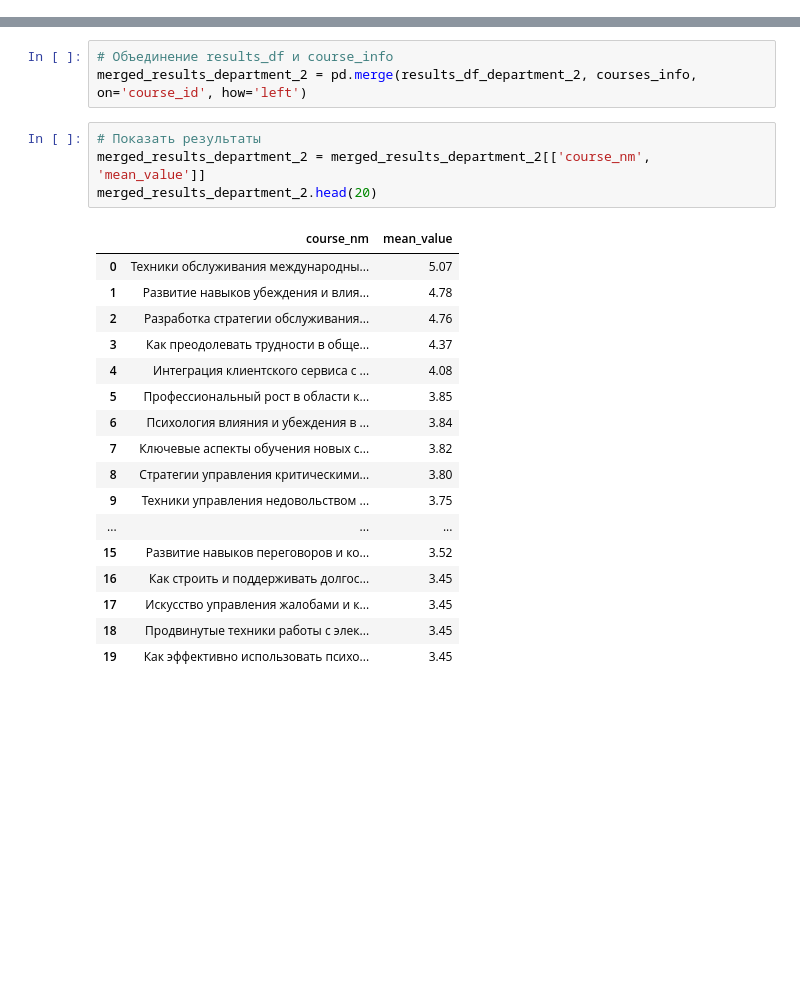
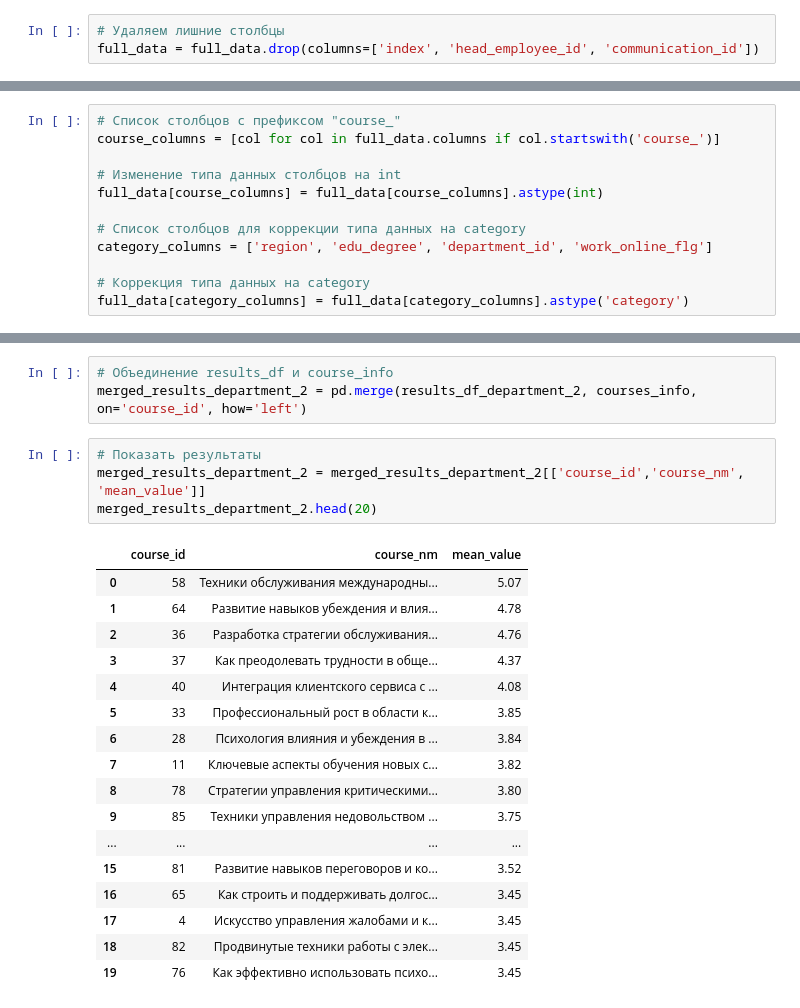
Before and after one commit to Bjorik23/peskipiksi_pesternomi, a Jupyter notebook: mipt_hakaton_2024_tinkoff/analysis/eda_part_2_v3.ipynb, the cells around one changed output, grey strips where cells are left out. Saved outputs shown, nothing was run; the diff lists cells and outputs as text; blank space fills up the shorter version.

```diff
--- a/mipt_hakaton_2024_tinkoff/analysis/eda_part_2_v3.ipynb
+++ b/mipt_hakaton_2024_tinkoff/analysis/eda_part_2_v3.ipynb
@@ -694,3 +694,6 @@ department_id
 1    1731340
 0     666194
 Name: count, dtype: int64
+# %%
+# Удаляем лишние столбцы
+full_data = full_data.drop(columns=['index', 'head_employee_id', 'communication_id'])
@@ -696,0 +702,12 @@ Name: count, dtype: int64
+# %%
+# Список столбцов с префиксом "course_"
+course_columns = [col for col in full_data.columns if col.startswith('course_')]
+
+# Изменение типа данных столбцов на int
+full_data[course_columns] = full_data[course_columns].astype(int)
+
+# Список столбцов для коррекции типа данных на category
+category_columns = ['region', 'edu_degree', 'department_id', 'work_online_flg']
+
+# Коррекция типа данных на category
+full_data[category_columns] = full_data[category_columns].astype('category')
@@ -905,23 +919,23 @@ results_df_department_2['course_id'] = results_df_department_2['course'].str.ext
 merged_results_department_2 = pd.merge(results_df_department_2, courses_info, on='course_id', how='left')
 # %%
 # Показать результаты
-merged_results_department_2 = merged_results_department_2[['course_nm', 'mean_value']]
+merged_results_department_2 = merged_results_department_2[['course_id','course_nm', 'mean_value']]
 merged_results_department_2.head(20)
 # %% [output]
-|  | course_nm | mean_value |
-| 0 | Техники обслуживания международны... | 5.07 |
-| 1 | Развитие навыков убеждения и влия... | 4.78 |
-| 2 | Разработка стратегии обслуживания... | 4.76 |
-| 3 | Как преодолевать трудности в обще... | 4.37 |
-| 4 | Интеграция клиентского сервиса с ... | 4.08 |
-| 5 | Профессиональный рост в области к... | 3.85 |
-| 6 | Психология влияния и убеждения в ... | 3.84 |
-| 7 | Ключевые аспекты обучения новых с... | 3.82 |
-| 8 | Стратегии управления критическими... | 3.80 |
-| 9 | Техники управления недовольством ... | 3.75 |
-| ... | ... | ... |
-| 15 | Развитие навыков переговоров и ко... | 3.52 |
-| 16 | Как строить и поддерживать долгос... | 3.45 |
-| 17 | Искусство управления жалобами и к... | 3.45 |
-| 18 | Продвинутые техники работы с элек... | 3.45 |
-| 19 | Как эффективно использовать психо... | 3.45 |
+|  | course_id | course_nm | mean_value |
+| 0 | 58 | Техники обслуживания международны... | 5.07 |
+| 1 | 64 | Развитие навыков убеждения и влия... | 4.78 |
+| 2 | 36 | Разработка стратегии обслуживания... | 4.76 |
+| 3 | 37 | Как преодолевать трудности в обще... | 4.37 |
+| 4 | 40 | Интеграция клиентского сервиса с ... | 4.08 |
+| 5 | 33 | Профессиональный рост в области к... | 3.85 |
+| 6 | 28 | Психология влияния и убеждения в ... | 3.84 |
+| 7 | 11 | Ключевые аспекты обучения новых с... | 3.82 |
+| 8 | 78 | Стратегии управления критическими... | 3.80 |
+| 9 | 85 | Техники управления недовольством ... | 3.75 |
+| ... | ... | ... | ... |
+| 15 | 81 | Развитие навыков переговоров и ко... | 3.52 |
+| 16 | 65 | Как строить и поддерживать долгос... | 3.45 |
+| 17 | 4 | Искусство управления жалобами и к... | 3.45 |
+| 18 | 82 | Продвинутые техники работы с элек... | 3.45 |
+| 19 | 76 | Как эффективно использовать психо... | 3.45 |
```
Also changed, not shown: parts of 11 cells of this notebook, 3 other files.
